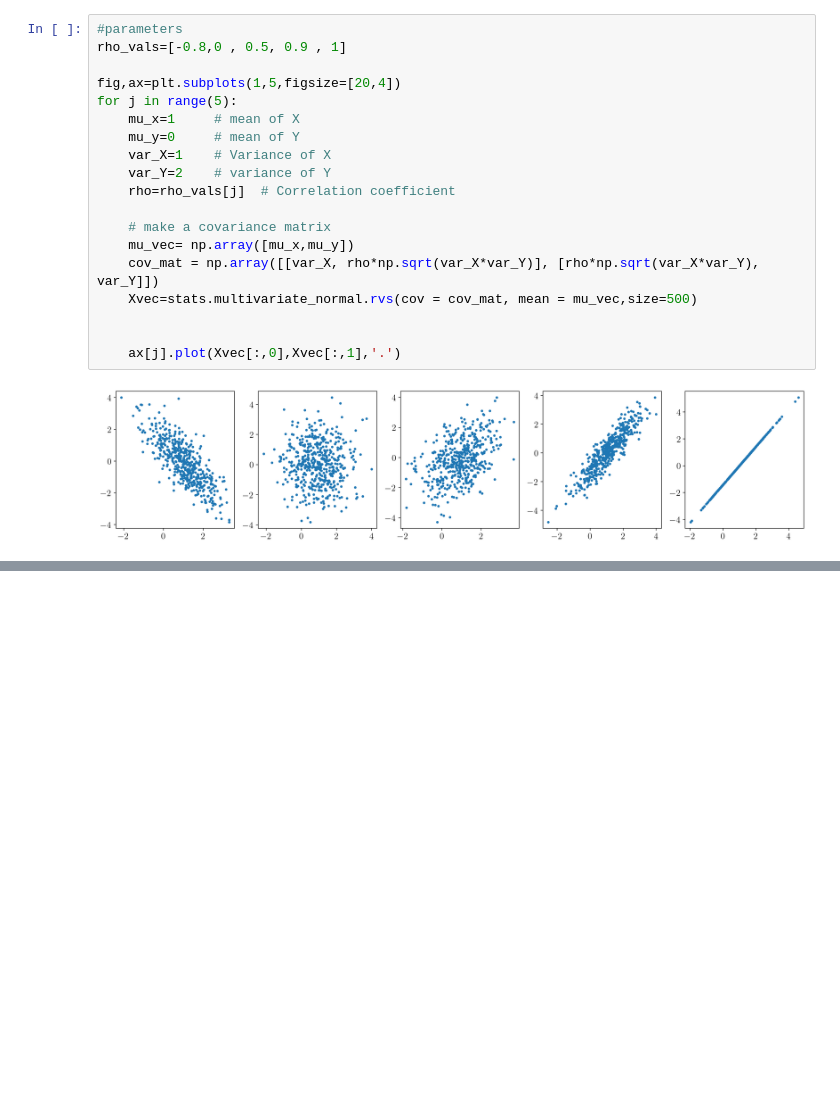
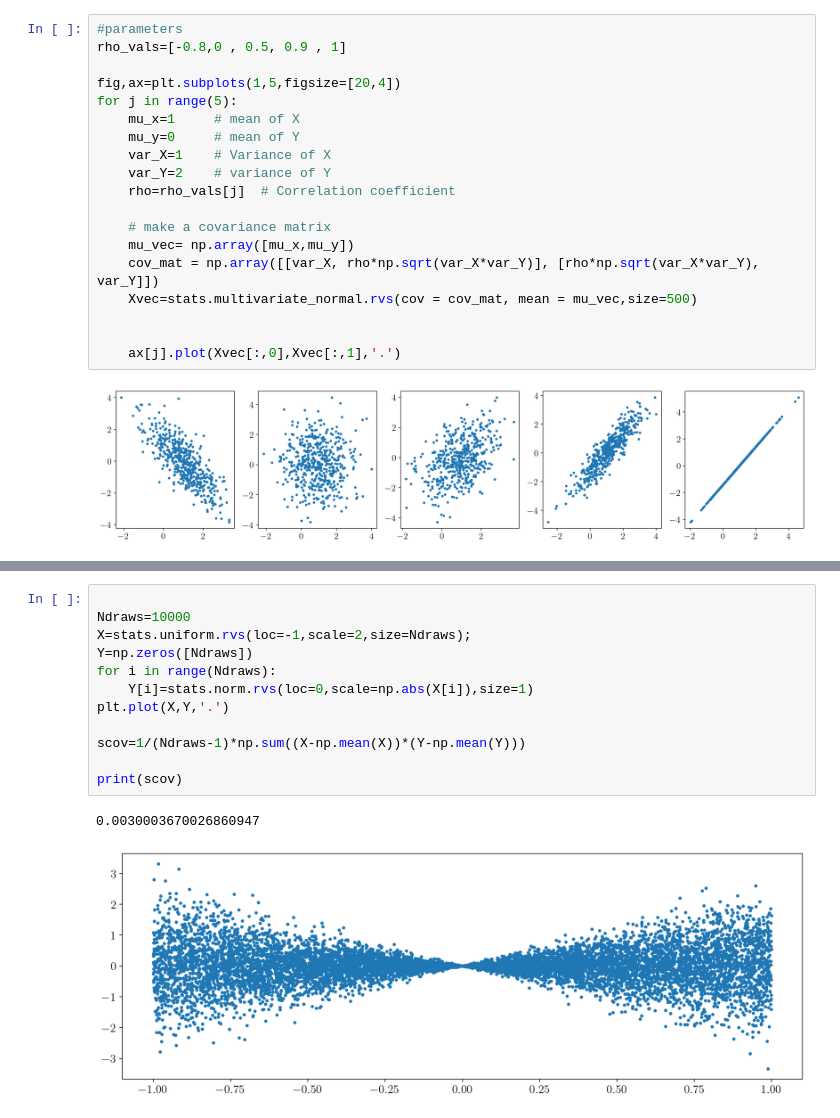
Before and after one commit to cdds-uiuc/simles-book, a Jupyter notebook: _sources/content/Module01/M01_N03_Moments.ipynb, the cells around one changed output, grey strips where cells are left out. Saved outputs shown, nothing was run; the diff lists cells and outputs as text; blank space fills up the shorter version.

```diff
--- a/_sources/content/Module01/M01_N03_Moments.ipynb
+++ b/_sources/content/Module01/M01_N03_Moments.ipynb
@@ -301,0 +358,15 @@ Prove that $ Var(X+Y)=Var(X)+Var(Y)+2Cov(X,Y)$.
+# %%
+
+Ndraws=10000
+X=stats.uniform.rvs(loc=-1,scale=2,size=Ndraws);
+Y=np.zeros([Ndraws])
+for i in range(Ndraws):
+    Y[i]=stats.norm.rvs(loc=0,scale=np.abs(X[i]),size=1)
+plt.plot(X,Y,'.')
+
+scov=1/(Ndraws-1)*np.sum((X-np.mean(X))*(Y-np.mean(Y)))
+
+print(scov)
+# %% [output]
+0.0030003670026860947
+[figure, added]
```
Also changed, not shown: parts of 7 cells of this notebook, 24 other files.
